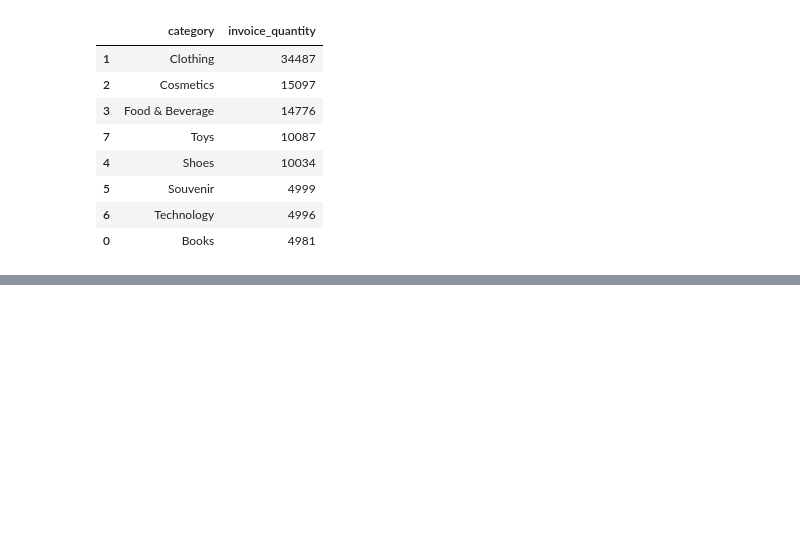
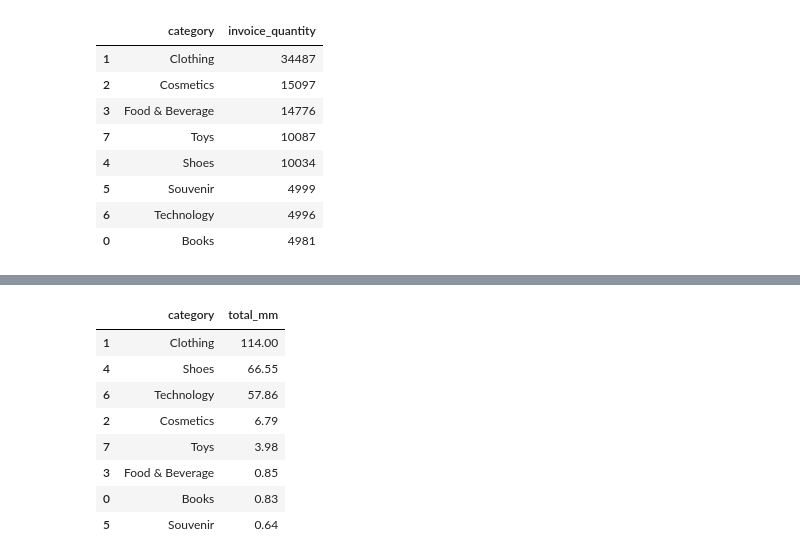
Before and after one commit to Casald/AnalisisRetail_UV, a Jupyter notebook: Analisis_Retail.ipynb, the cells around one changed output, grey strips where cells are left out. Drawn from its saved outputs; the diff is of its cells as text; code cells hidden in the pictures; blank space fills up the shorter version.

```diff
--- a/Analisis_Retail.ipynb
+++ b/Analisis_Retail.ipynb
@@ -644,0 +671,5 @@ df8_2.sort_values(by='invoice_quantity', ascending=False)
+# %%
+df9_1 = df9.groupby('category')['total'].sum().reset_index()
+df9_1['total'] = round(df9_1['total'] / 1e6, 2)
+
+df9_1.head()
@@ -644,0 +683,17 @@ df8_2.sort_values(by='invoice_quantity', ascending=False)
+# %%
+df9_1.rename(
+    columns=
+    {'total': 'total_mm'}, inplace=True
+)
+
+df9_1.sort_values(by='total_mm', ascending=False)
+# %% [output]
+|  | category | total_mm |
+| 1 | Clothing | 114.00 |
+| 4 | Shoes | 66.55 |
+| 6 | Technology | 57.86 |
+| 2 | Cosmetics | 6.79 |
+| 7 | Toys | 3.98 |
+| 3 | Food & Beverage | 0.85 |
+| 0 | Books | 0.83 |
+| 5 | Souvenir | 0.64 |
```
Also changed, not shown: parts of 5 cells of this notebook.
